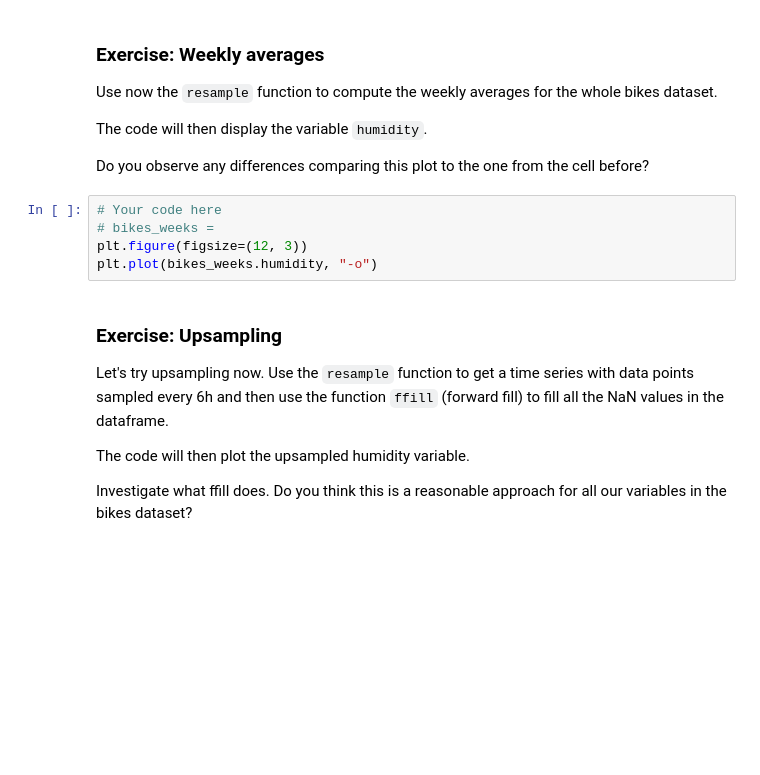
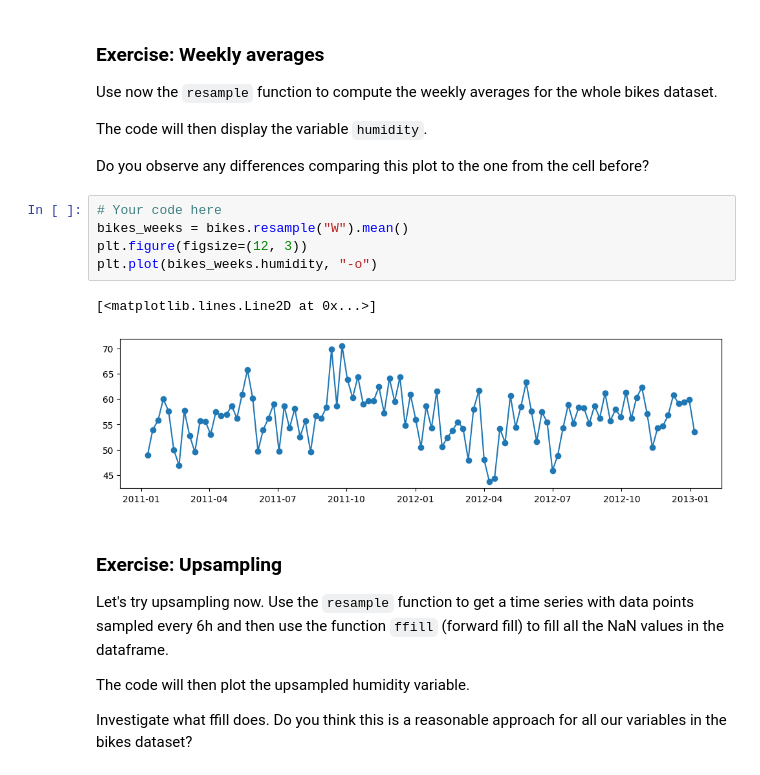
Before and after one commit to RajSubash075/ML-Learning-Hub, a Jupyter notebook: Time series analysis/preprocessing-for-time-series--practical/practicals/time-series-resampling-parsing.ipynb, the cells around one changed output. Drawn from its saved outputs; the diff is of its cells as text; blank space fills up the shorter version.

```diff
--- a/Time series analysis/preprocessing-for-time-series--practical/practicals/time-series-resampling-parsing.ipynb
+++ b/Time series analysis/preprocessing-for-time-series--practical/practicals/time-series-resampling-parsing.ipynb
@@ -33,9 +49,12 @@ The code will then display the variable `humidity`.
 Do you observe any differences comparing this plot to the one from the cell before?
 # %%
 # Your code here
-# bikes_weeks =
+bikes_weeks = bikes.resample("W").mean()
 plt.figure(figsize=(12, 3))
 plt.plot(bikes_weeks.humidity, "-o")
+# %% [output]
+[<matplotlib.lines.Line2D at 0x...>]
+[figure, added]
 # %% [markdown]
 ### Exercise: Upsampling
 Let's try upsampling now. Use the `resample` function to get a time series with data points sampled every 6h and then use the function `ffill` (forward fill) to fill all the NaN values in the dataframe.
```
Also changed, not shown: parts of 13 cells of this notebook, 7 other files.
